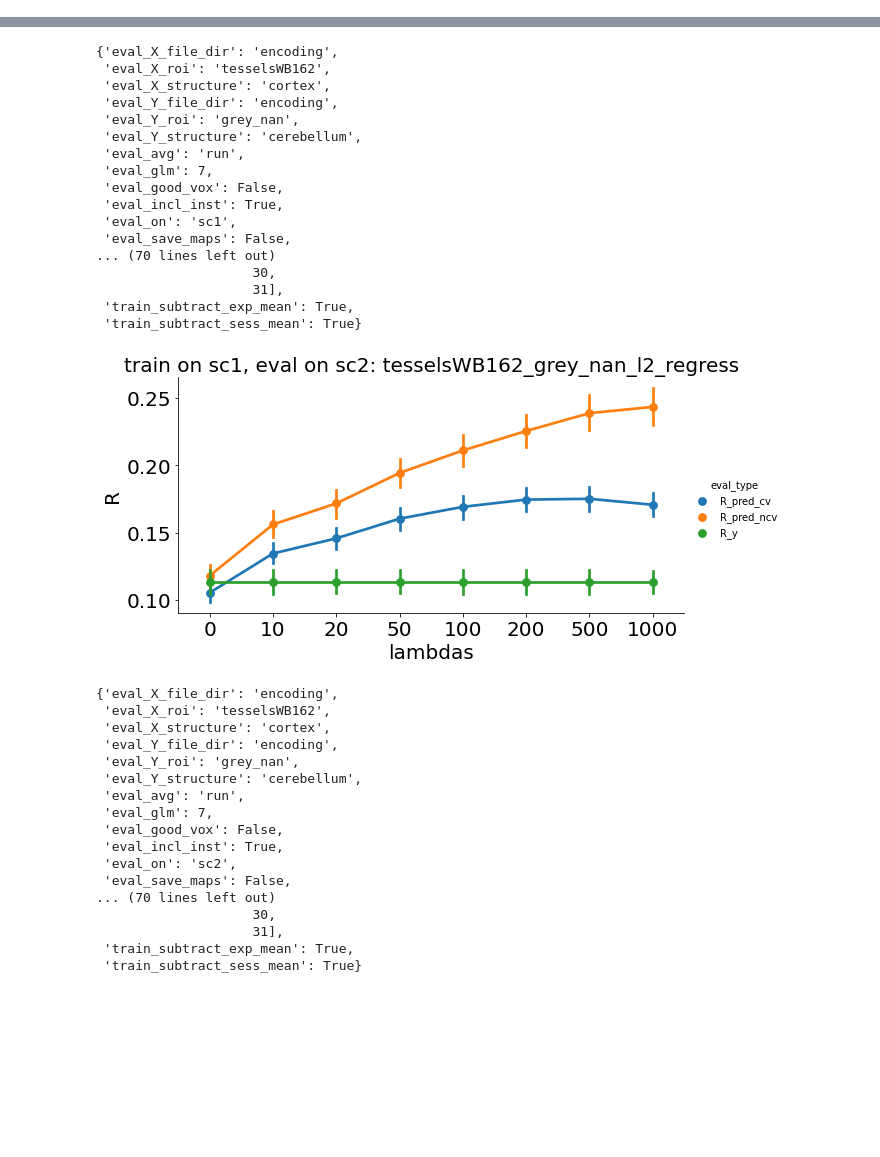
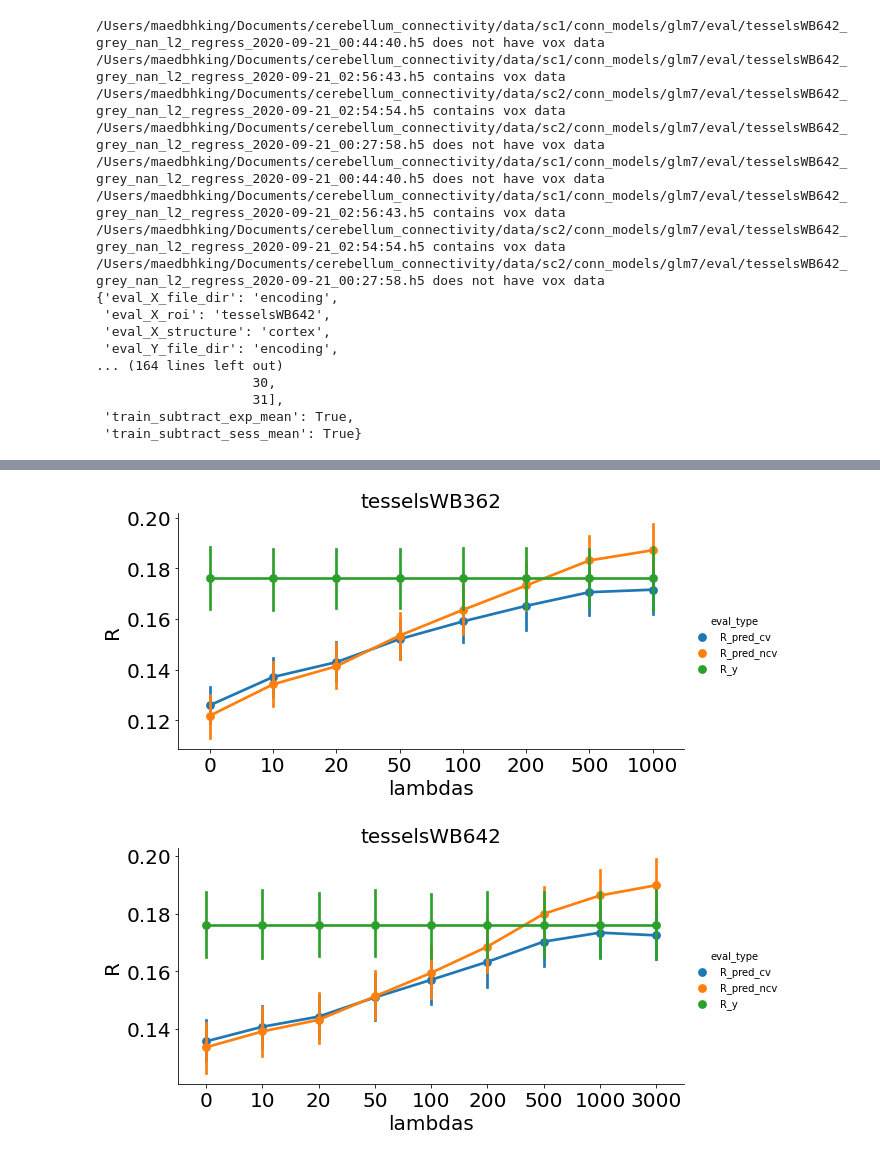
Before and after one commit to maedbhk/cerebellum_connectivity, a Jupyter notebook: notebooks/1.0-mk-visualize_maps.ipynb, the cells around one changed output, grey strips where cells are left out. Saved outputs shown, nothing was run; the diff lists cells and outputs as text; code cells hidden in the pictures; blank space fills up the shorter version.

Commit message:
modified visualize notebook

```diff
--- a/notebooks/1.0-mk-visualize_maps.ipynb
+++ b/notebooks/1.0-mk-visualize_maps.ipynb
@@ -24,19 +29,41 @@ defaults = Defaults()
 config = io.read_json(str(defaults.visualize_config))
 # %%
 ## define class
-map_pred = MapPred(config, view='browser', pred_type='S_best_weight')
+map_pred = MapPred(config, eval_name='tesselsWB642_grey_nan_l2_regress', view='browser', pred_type='R_pred_cv')
 
 map_pred.save_predictions_to_nifti()
 
 # visualize group map
-# map_pred.visualize_prediction_group()
+map_pred.visualize_prediction_group()
+# %% [output]
+/Users/maedbhking/Documents/cerebellum_connectivity/data/sc1/conn_models/glm7/eval/tesselsWB642_grey_nan_l2_regress_2020-09-21_00:44:40.h5 does not have vox data
+/Users/maedbhking/Documents/cerebellum_connectivity/data/sc1/conn_models/glm7/eval/tesselsWB642_grey_nan_l2_regress_2020-09-21_02:56:43.h5 contains vox data
+/Users/maedbhking/Documents/cerebellum_connectivity/data/sc2/conn_models/glm7/eval/tesselsWB642_grey_nan_l2_regress_2020-09-21_02:54:54.h5 contains vox data
+/Users/maedbhking/Documents/cerebellum_connectivity/data/sc2/conn_models/glm7/eval/tesselsWB642_grey_nan_l2_regress_2020-09-21_00:27:58.h5 does not have vox data
+/Users/maedbhking/Documents/cerebellum_connectivity/data/sc1/conn_models/glm7/eval/tesselsWB642_grey_nan_l2_regress_2020-09-21_00:44:40.h5 does not have vox data
+/Users/maedbhking/Documents/cerebellum_connectivity/data/sc1/conn_models/glm7/eval/tesselsWB642_grey_nan_l2_regress_2020-09-21_02:56:43.h5 contains vox data
+/Users/maedbhking/Documents/cerebellum_connectivity/data/sc2/conn_models/glm7/eval/tesselsWB642_grey_nan_l2_regress_2020-09-21_02:54:54.h5 contains vox data
+/Users/maedbhking/Documents/cerebellum_connectivity/data/sc2/conn_models/glm7/eval/tesselsWB642_grey_nan_l2_regress_2020-09-21_00:27:58.h5 does not have vox data
+{'eval_X_file_dir': 'encoding',
+ 'eval_X_roi': 'tesselsWB642',
+ 'eval_X_structure': 'cortex',
+ 'eval_Y_file_dir': 'encoding',
+... (164 lines left out)
+                    30,
+                    31],
+ 'train_subtract_exp_mean': True,
+ 'train_subtract_sess_mean': True}
 # %%
 # define class for plotting
-pred = PlotPred(eval_on=['sc1', 'sc2'], model_name='tesselsWB162_grey_nan_l2_regress')
+pred = PlotPred(eval_on=['sc1'], eval_name=['tesselsWB162_grey_nan_l2_regress', 'tesselsWB362_grey_nan_l2_regress', 'tesselsWB642_grey_nan_l2_regress'])
 
 # load dataframe
 dataframe = pred.load_dataframe()
 
 # plot graph
-pred.plot_predictions(dataframe, filter_eval=['R_y', 'R_pred_cv', 'R_pred_ncv'], plot_params=True)
+pred.plot_predictions(dataframe, x='lambdas', y='eval', hue='eval_type', filter_eval=['R_y', 'R_pred_cv', 'R_pred_ncv'], plot_params=True)
+
+# pred.plot_predictions(dataframe, x='eval_X_roi', y='eval', hue='eval_type', filter_eval=['R_pred_ncv', 'R_pred_cv'], forloop=False, plot_params=True)
+
+# pred.plot_predictions(dataframe, x='lambdas', y='eval', hue='eval_type', filter_eval=['R_pred_ncv', 'R_pred_cv'], forloop='eval_X_roi', plot_params=True)
 # %% [output]
@@ -44,35 +71,2 @@ pred.plot_predictions(dataframe, filter_eval=['R_y', 'R_pred_cv', 'R_pred_ncv'],
-{'eval_X_file_dir': 'encoding',
- 'eval_X_roi': 'tesselsWB162',
- 'eval_X_structure': 'cortex',
- 'eval_Y_file_dir': 'encoding',
- 'eval_Y_roi': 'grey_nan',
- 'eval_Y_structure': 'cerebellum',
- 'eval_avg': 'run',
- 'eval_glm': 7,
- 'eval_good_vox': False,
- 'eval_incl_inst': True,
- 'eval_on': 'sc1',
- 'eval_save_maps': False,
-... (70 lines left out)
-                    30,
-                    31],
- 'train_subtract_exp_mean': True,
- 'train_subtract_sess_mean': True}
-[figure, old version]
+[figure, new version]
-{'eval_X_file_dir': 'encoding',
- 'eval_X_roi': 'tesselsWB162',
- 'eval_X_structure': 'cortex',
- 'eval_Y_file_dir': 'encoding',
- 'eval_Y_roi': 'grey_nan',
- 'eval_Y_structure': 'cerebellum',
- 'eval_avg': 'run',
- 'eval_glm': 7,
- 'eval_good_vox': False,
- 'eval_incl_inst': True,
- 'eval_on': 'sc2',
- 'eval_save_maps': False,
-... (70 lines left out)
-                    30,
-                    31],
- 'train_subtract_exp_mean': True,
- 'train_subtract_sess_mean': True}
+[figure, added]
```
Also changed, not shown: parts of 2 cells of this notebook, 1 other file.
